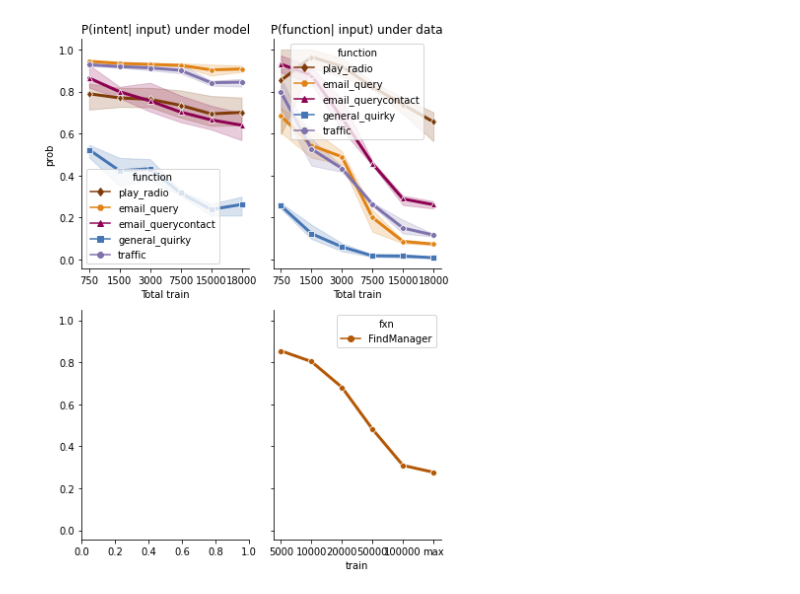
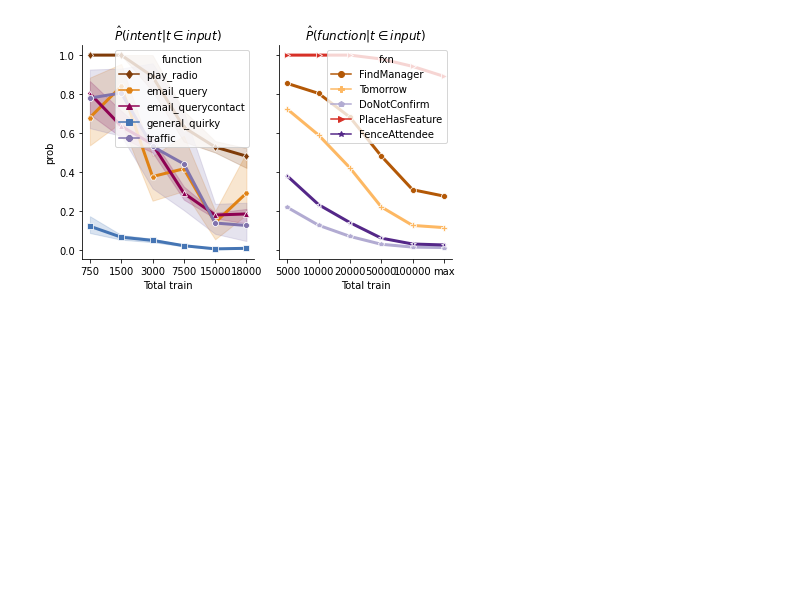
Before and after one commit to esteng/calibration_miso, a Jupyter notebook: intent/analysis.ipynb, the cells around one changed output. Drawn from its saved outputs; the diff is of its cells as text; code cells hidden in the pictures; blank space fills up the shorter version.

```diff
--- a/intent/analysis.ipynb
+++ b/intent/analysis.ipynb
@@ -214,11 +214,13 @@ def main(path, pred_path, fxn_of_interest, trigger_tokens, beam_size=100, starts
 
     return (p_fxn_given_trigger, np.mean(beam_probs))
 # %%
+%%capture
+
 fxn_list = [("FindManager", "smcalflow_samples_curated", ["manager", "boss", "supervisor"]),
-            ("Tomorrow", "smcalflow_samples_curated", ["tomorrow"],
-            ("DoNotConfirm", "smcalflow_samples_big", ["cancel", "n't", "no"],
+            ("Tomorrow", "smcalflow_samples_curated", ["tomorrow"]),
+            ("DoNotConfirm", "smcalflow_samples_big", ["cancel", "n't", "no"]),
             ("PlaceHasFeature", "smcalflow_samples", ["takeout", "casual", "waiter"]),
-            ("FenceAttendee", "smcalflow_samples", ["meet","mom"])]
+            ("FenceAttendee", "smcalflow_samples_curated", ["meet","mom"])]
 
 
 calflow_df = pd.DataFrame(columns=["fxn", "train", "examples", "seed", "prob", "type"], dtype=object)
@@ -253,63 +237,65 @@ Yes , change it to say Meeting with boss __StartOfProgram
 # %%
 
-fig, ax = plt.subplots(2, 2, figsize=(6, 8), sharey=True, sharex=False)
+fig, ax = plt.subplots(1, 2, figsize=(6, 4), sharey=True, sharex=False)
 
-sub_df = df[df['examples'] == 75]
-sub_df = sub_df[sub_df['type'] == 'model']
+# sub_df = df[df['examples'] == 75]
+# sub_df = sub_df[sub_df['type'] == 'model']
 
-sns.lineplot(data=sub_df,
-            x="split",
-            y="prob",
-            hue="function",
-            style='function',
-            dashes=False,
-            markers=marker_lookup,
-            linewidth=3,
-            palette=color_mapping,
-            ax=ax[0,0])
-sns.despine()
-ax[0,0].set_title("P(intent| input) under model")
-ax[0,0].set_xlabel("Total train")
+# sns.lineplot(data=sub_df,
+#             x="split",
+#             y="prob",
+#             hue="function",
+#             style='function',
+#             dashes=False,
+#             markers=marker_lookup,
+#             linewidth=3,
+#             palette=color_mapping,
+#             ax=ax[0,0])
+# sns.despine()
+# ax[0,0].set_title(r"$\hat{P}(intent| t \in input)$ under model")
+# ax[0,0].set_xlabel("Total train")
 
 
 
-sub_df = df[df['examples'] == 75]
+sub_df = df[df['examples'] == 30]
 sub_df = sub_df[sub_df['type'] == 'data']
+# sub_df = sub_df[sub_df['seed'] == 12]
 
 sns.lineplot(data=sub_df,
              x="split",
              y="prob",
              hue="function",
              style="function",
              dashes=False,
              markers=marker_lookup,
              linewidth=3,
              palette = color_mapping,
-             ax = ax[0,1])
+             ax = ax[0])
 sns.despine()
-ax[0,1].set_title("P(intent| input) under data")
-ax[0,1].set_xlabel("Total train")
+ax[0].set_title(r"$\hat{P}(intent| t \in input)$")
+ax[0].set_xlabel("Total train")
 
 
 
 sub_calflow_df = calflow_df[calflow_df['examples'] == 100]
 sub_calflow_df = sub_calflow_df[sub_calflow_df['type'] == 'data']
 
 sns.lineplot(data=sub_calflow_df,
              x="train",
              y="prob",
              hue="fxn",
              style="fxn",
              dashes=False,
              markers=marker_lookup,
              linewidth=3,
              palette = color_mapping,
-             ax = ax[1,1])
+             ax = ax[1])
 sns.despine()
-ax[0,1].set_title("P(function| input) under data")
-ax[0,1].set_xlabel("Total train")
+ax[1].set_title(r"$\hat{P}(function| t\in input)$")
+ax[1].set_xlabel("Total train")
 
 plt.tight_layout()
-plt.savefig("/home/estengel/papers/incremental_function_learning/figures/for_paper/prob_model_data.pdf")
+# plt.savefig("/home/estengel/papers/incremental_function_learning/figures/for_paper/prob_model_data.pdf")
+plt.savefig("/home/estengel/papers/incremental_function_learning/figures/for_paper/prob_data.pdf")
 # %% [output]
-[figure, old version]
+[figure, new version]
```
Also changed, not shown: parts of 1 cell of this notebook, 5 other files.
